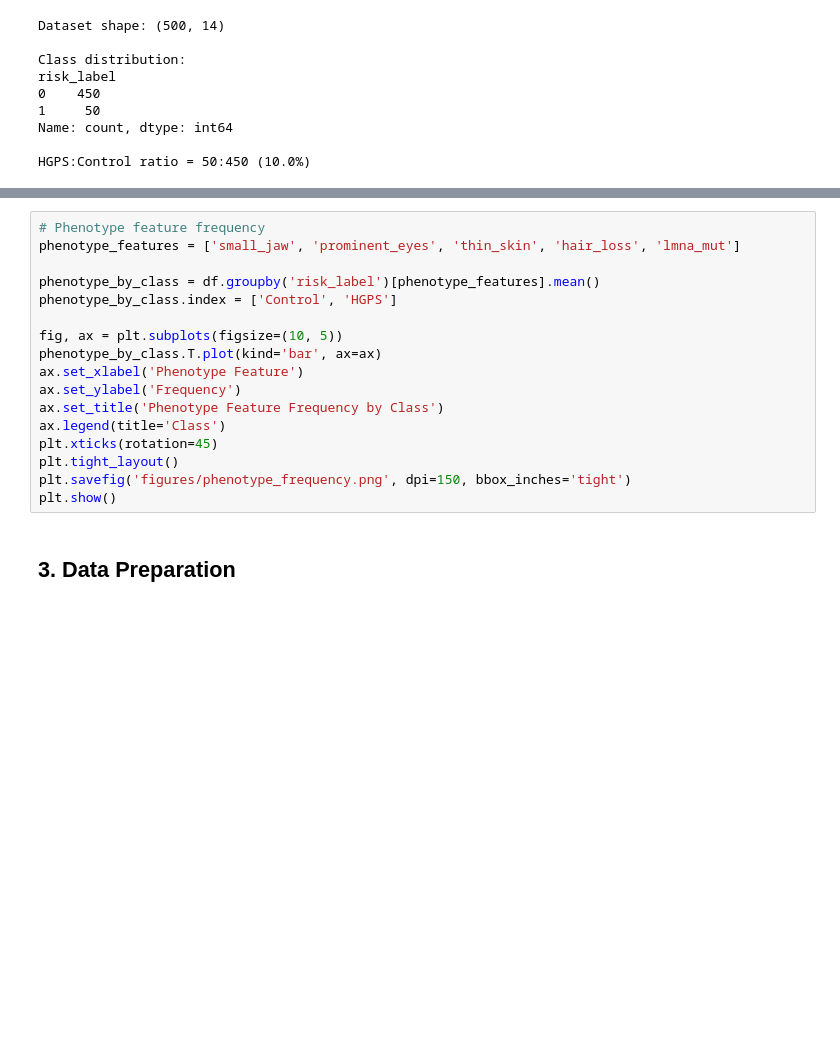
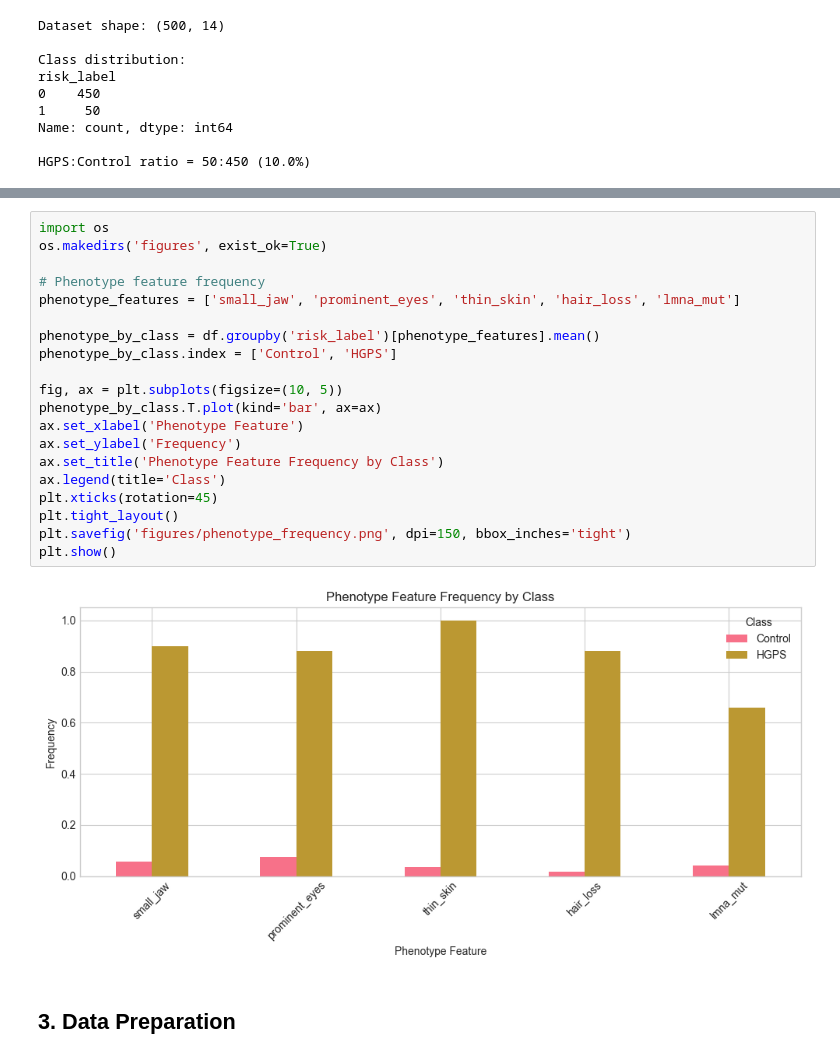
Before and after one commit to 10srav/Multi-Modal-Quantum-AI-for-Rare-Disease-Prediction, a Jupyter notebook: notebooks/experiments.ipynb, the cells around one changed output, grey strips where cells are left out. Drawn from its saved outputs; the diff is of its cells as text; blank space fills up the shorter version.

```diff
--- a/notebooks/experiments.ipynb
+++ b/notebooks/experiments.ipynb
@@ -156,20 +156,25 @@ FileNotFoundError: [Errno 2] No such file or directory: 'figures/feature_distrib
 # %%
+import os
+os.makedirs('figures', exist_ok=True)
+
 # Phenotype feature frequency
 phenotype_features = ['small_jaw', 'prominent_eyes', 'thin_skin', 'hair_loss', 'lmna_mut']
 
 phenotype_by_class = df.groupby('risk_label')[phenotype_features].mean()
 phenotype_by_class.index = ['Control', 'HGPS']
 
 fig, ax = plt.subplots(figsize=(10, 5))
 phenotype_by_class.T.plot(kind='bar', ax=ax)
 ax.set_xlabel('Phenotype Feature')
 ax.set_ylabel('Frequency')
 ax.set_title('Phenotype Feature Frequency by Class')
 ax.legend(title='Class')
 plt.xticks(rotation=45)
 plt.tight_layout()
 plt.savefig('figures/phenotype_frequency.png', dpi=150, bbox_inches='tight')
 plt.show()
+# %% [output]
+[figure, added]
 # %% [markdown]
 ## 3. Data Preparation
 # %%
```
Also changed, not shown: parts of 14 cells of this notebook, 2 other files.
